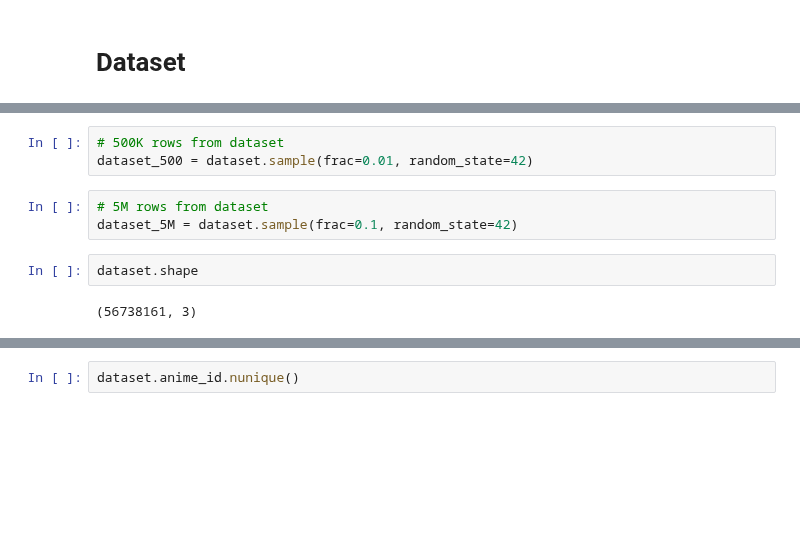
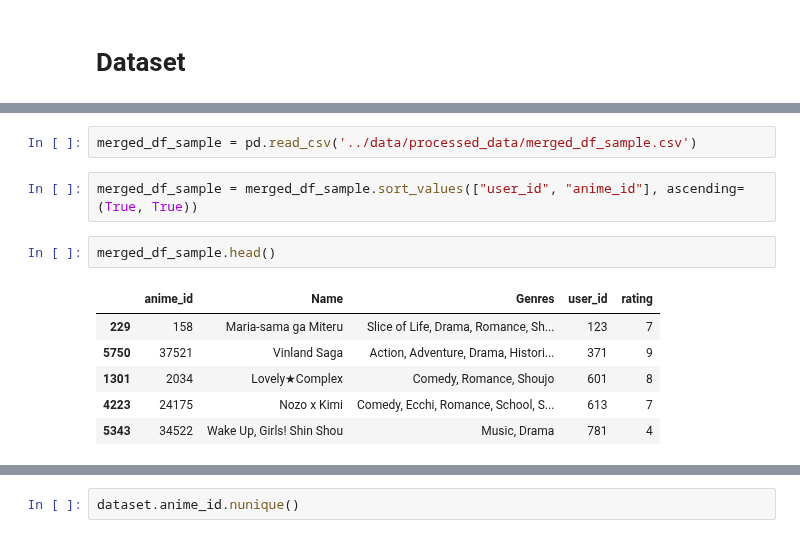
Before and after one commit to mijkami/Anime_Map, a Jupyter notebook: notebooks/MF + NCF modeling on active_users_df.ipynb, the cells around one changed output, grey strips where cells are left out. Cells and saved outputs as stored; diff of their text form; blank space fills up the shorter version.

```diff
--- a/notebooks/MF + NCF modeling on active_users_df.ipynb
+++ b/notebooks/MF + NCF modeling on active_users_df.ipynb
@@ -39,10 +38,13 @@ dataset_50 = dataset.sample(frac=0.001, random_state=42)
-# %%
-# 500K rows from dataset
-dataset_500 = dataset.sample(frac=0.01, random_state=42)
-# %%
-# 5M rows from dataset
-dataset_5M = dataset.sample(frac=0.1, random_state=42)
-# %%
-dataset.shape
-# %% [output]
-(56738161, 3)
+# %%
+merged_df_sample = pd.read_csv('../data/processed_data/merged_df_sample.csv')
+# %%
+merged_df_sample = merged_df_sample.sort_values(["user_id", "anime_id"], ascending=(True, True))
+# %%
+merged_df_sample.head()
+# %% [output]
+|  | anime_id | Name | Genres | user_id | rating |
+| 229 | 158 | Maria-sama ga Miteru | Slice of Life, Drama, Romance, Sh... | 123 | 7 |
+| 5750 | 37521 | Vinland Saga | Action, Adventure, Drama, Histori... | 371 | 9 |
+| 1301 | 2034 | Lovely★Complex | Comedy, Romance, Shoujo | 601 | 8 |
+| 4223 | 24175 | Nozo x Kimi | Comedy, Ecchi, Romance, School, S... | 613 | 7 |
+| 5343 | 34522 | Wake Up, Girls! Shin Shou | Music, Drama | 781 | 4 |
```
Also changed, not shown: parts of 19 cells of this notebook, 7 other files.
